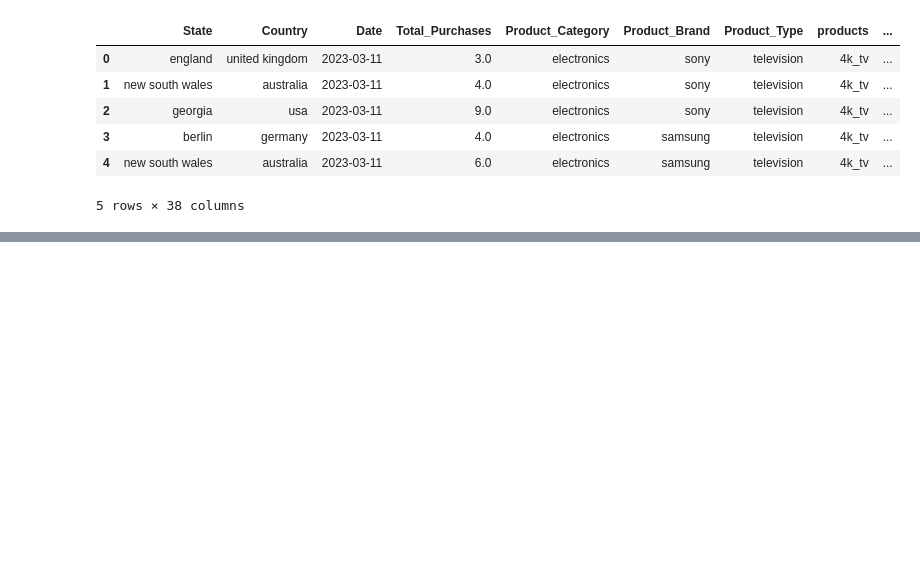
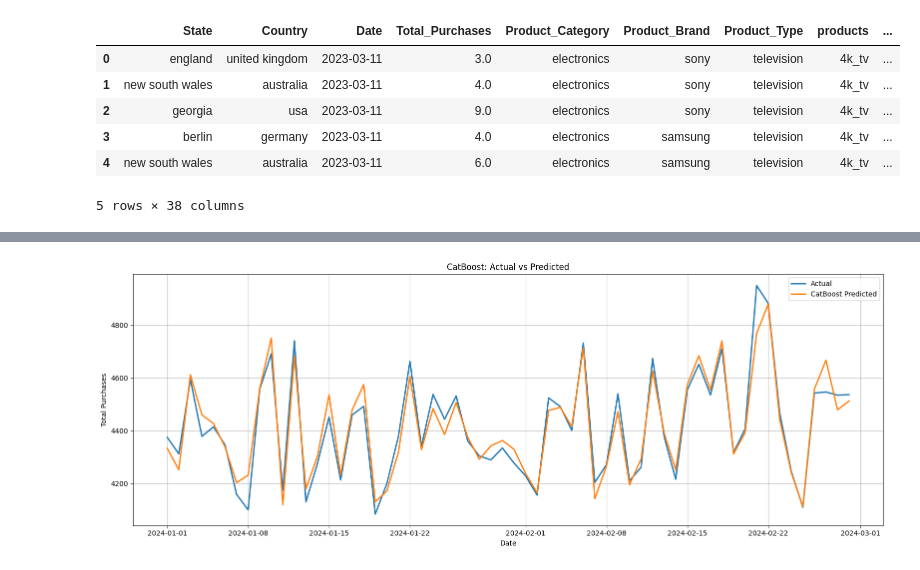
Before and after one commit to sivakagit/Inventory-Management-and-Supply-Chain-Optimization, a Jupyter notebook: notebooks/model_building_catboost.ipynb, the cells around one changed output, grey strips where cells are left out. Drawn from its saved outputs; the diff is of its cells as text; code cells hidden in the pictures; blank space fills up the shorter version.

```diff
--- a/notebooks/model_building_catboost.ipynb
+++ b/notebooks/model_building_catboost.ipynb
@@ -177,0 +376,27 @@ plt.show()
+# %%
+import matplotlib.pyplot as plt
+
+# Build a dataframe with predictions + actual
+plot_df = X_test.copy()
+plot_df["Actual"] = y_test.values
+plot_df["CatBoost"] = cat_pred
+plot_df["XGBoost"] = xgb_pred
+plot_df["LightGBM"] = lgb_pred
+plot_df["Ensemble"] = final_pred
+
+# Aggregate by Date
+daily = plot_df.groupby(test["Date"]).sum()
+# %%
+plt.figure(figsize=(16,6))
+plt.plot(daily.index, daily["Actual"], label="Actual", linewidth=2)
+plt.plot(daily.index, daily["CatBoost"], label="CatBoost Predicted", linewidth=2)
+
+plt.title("CatBoost: Actual vs Predicted")
+plt.xlabel("Date")
+plt.ylabel("Total Purchases")
+plt.grid(True)
+plt.legend()
+plt.tight_layout()
+plt.show()
+# %% [output]
+[figure, added]
```
Also changed, not shown: parts of 12 cells of this notebook, 6 other files.
